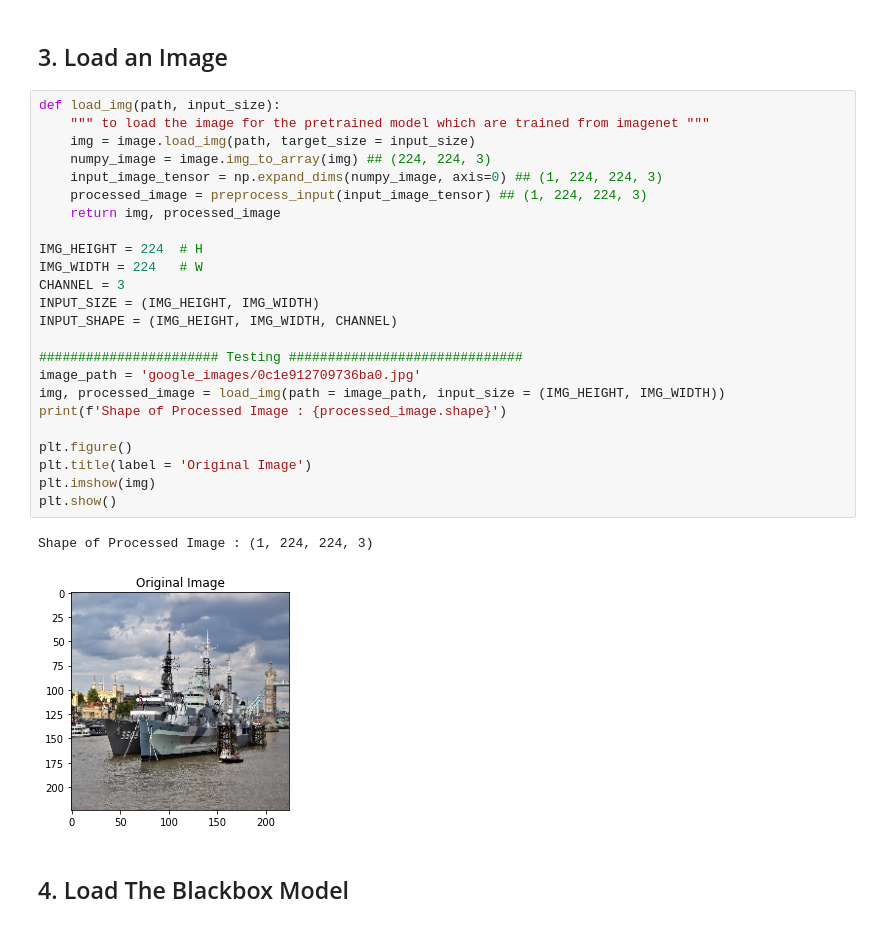
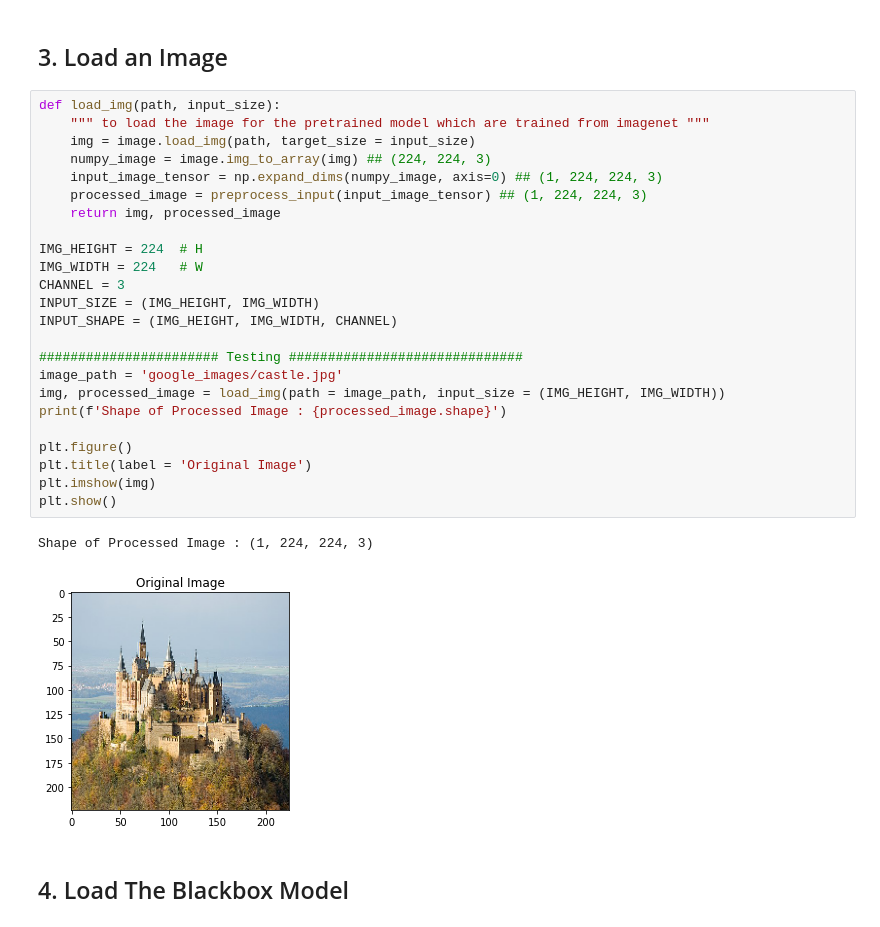
Before and after one commit to deshanchathusanka/abuses-biases-blessing-of-data, a Jupyter notebook: research/SIDU.ipynb, the cells around one changed output. Drawn from its saved outputs; the diff is of its cells as text.

```diff
--- a/research/SIDU.ipynb
+++ b/research/SIDU.ipynb
@@ -57,30 +57,30 @@ from evaluation import CausalMetric, auc, gkern
 # %%
 def load_img(path, input_size):
     """ to load the image for the pretrained model which are trained from imagenet """
     img = image.load_img(path, target_size = input_size)
     numpy_image = image.img_to_array(img) ## (224, 224, 3)
     input_image_tensor = np.expand_dims(numpy_image, axis=0) ## (1, 224, 224, 3)
     processed_image = preprocess_input(input_image_tensor) ## (1, 224, 224, 3)
     return img, processed_image
 
 IMG_HEIGHT = 224  # H
 IMG_WIDTH = 224   # W
 CHANNEL = 3
 INPUT_SIZE = (IMG_HEIGHT, IMG_WIDTH)
 INPUT_SHAPE = (IMG_HEIGHT, IMG_WIDTH, CHANNEL)
 
 ####################### Testing ##############################
-image_path = 'google_images/0c1e912709736ba0.jpg'
+image_path = 'google_images/castle.jpg'
 img, processed_image = load_img(path = image_path, input_size = (IMG_HEIGHT, IMG_WIDTH))
 print(f'Shape of Processed Image : {processed_image.shape}')
 
 plt.figure()
 plt.title(label = 'Original Image')
 plt.imshow(img)
 plt.show()
 # %% [output]
 Shape of Processed Image : (1, 224, 224, 3)
-[figure, old version]
+[figure, new version]
 # %% [markdown]
 <h2>4. Load The Blackbox Model</h2>
 # %%
```
Also changed, not shown: parts of 11 cells of this notebook.
